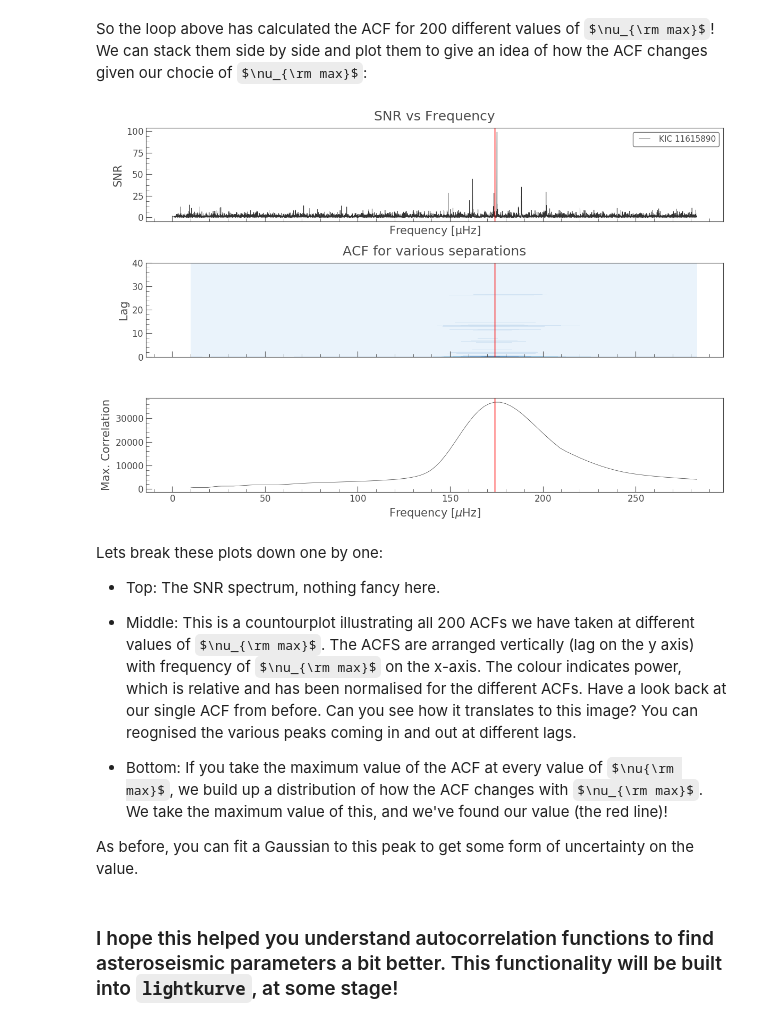
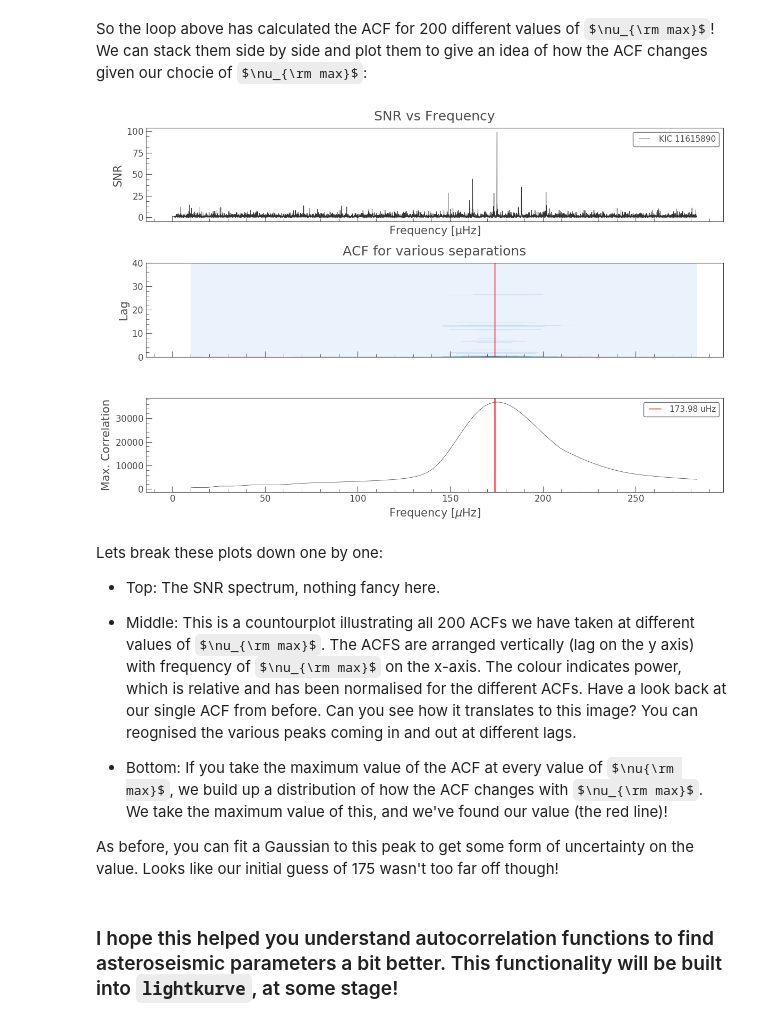
Before and after one commit to ojhall94/hackshop, a Jupyter notebook: autocorrelate.ipynb, the cells around one changed output. Drawn from its saved outputs; the diff is of its cells as text; code cells hidden in the pictures; some formulas as TeX source.

```diff
--- a/autocorrelate.ipynb
+++ b/autocorrelate.ipynb
@@ -195,33 +197,34 @@ So the loop above has calculated the ACF for 200 different values of $\nu_{\rm m
 # %%
 #WARNING: I'm hard coding in a limit here as to how far out we look at the lag.
 #It becomes virtually pointless after a shift of 40 uHz, so I've capped it there. Makes the plot clearer
 ylim = int(40/frequency_spacing)
 lags = np.linspace(0,ylim*frequency_spacing,ylim)
 
 
 xlim = int(numaxs.max()/frequency_spacing)
 
 best_numax = numaxs[np.argmax(maxacf)]     #The best numax is the numax that results in the highest ACF
 
 fig, ax = plt.subplots(3,sharex=True,figsize=(12,8))
 snr[:xlim].plot(ax=ax[0])
 ax[0].set_ylabel(r'SNR')
 ax[0].set_title(r'SNR vs Frequency')
 
 ax[1].contourf(numaxs,lags,ACF_list[:,:ylim].T,cmap='Blues')
 ax[1].set_title(r'ACF for various separations')
 ax[1].set_ylabel(r'Lag')
 
 ax[2].plot(numaxs,maxacf)
 ax[2].set_xlabel(r'Frequency [$\mu$Hz]')
 ax[2].set_ylabel(r'Max. Correlation')
 ax[2].axvline(best_numax,c='r', linewidth=2,alpha=.4)
 ax[1].axvline(best_numax,c='r', linewidth=2,alpha=.4)
-ax[0].axvline(best_numax,c='r', linewidth=2,alpha=.4)
+ax[2].axvline(best_numax,c='r', linewidth=2,alpha=.4, label='{:.2f} uHz'.format(best_numax))
+ax[2].legend()
 
 plt.tight_layout()
 # %% [output]
-[figure, old version]
+[figure, new version]
 # %% [markdown]
 Lets break these plots down one by one:
 - Top: The SNR spectrum, nothing fancy here.
@@ -232,6 +235,6 @@ Lets break these plots down one by one:
 
 - Bottom: If you take the maximum value of the ACF at every value of $\nu{\rm max}$, we build up a distribution of how the ACF changes with $\nu_{\rm max}$. We take the maximum value of this, and we've found our value (the red line)!
 
-As before, you can fit a Gaussian to this peak to get some form of uncertainty on the value.
+As before, you can fit a Gaussian to this peak to get some form of uncertainty on the value. Looks like our initial guess of 175 wasn't too far off though!
 # %% [markdown]
 ### I hope this helped you understand autocorrelation functions to find asteroseismic parameters a bit better. This functionality will be built into `lightkurve`, at some stage!
```
Also changed, not shown: parts of 3 cells of this notebook.
